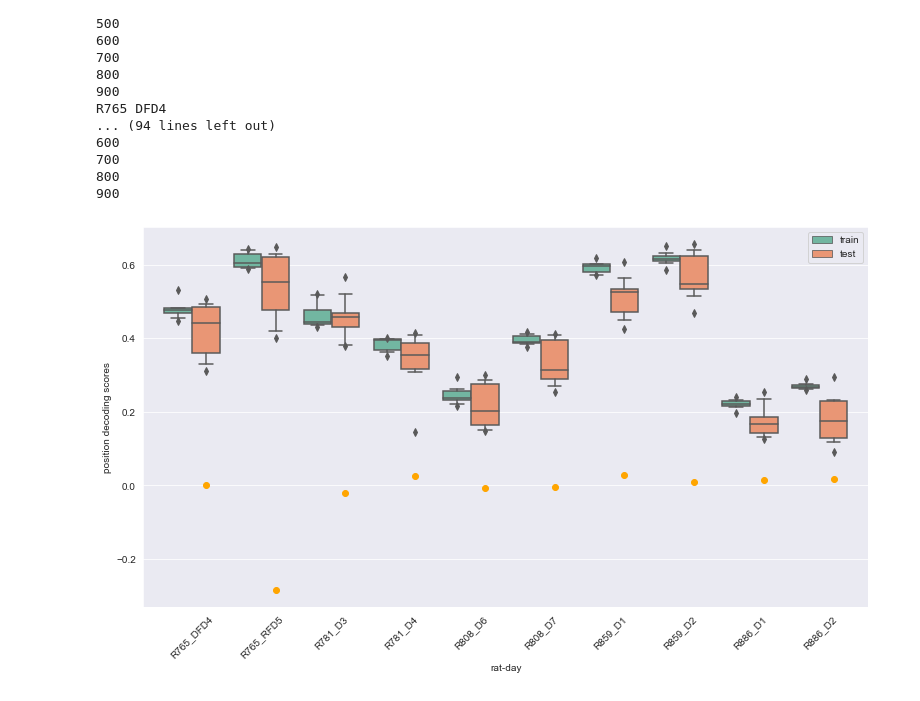
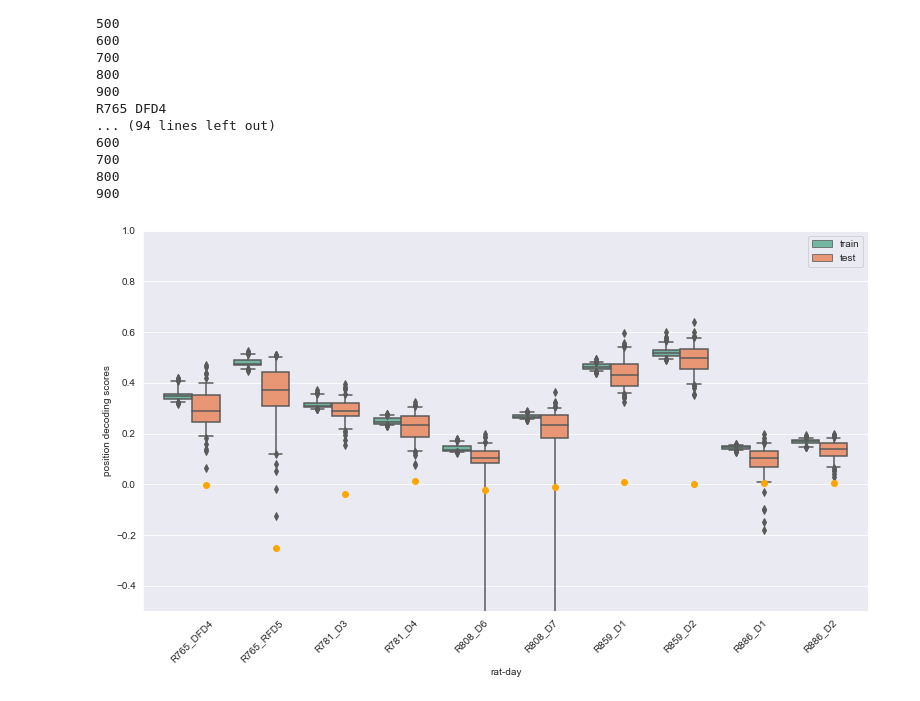
Before and after one commit to whock3/ratterdam, a Jupyter notebook: maanasa/CODES/2022_05_26_all_decoding_performance.ipynb, the cells around one changed output. Drawn from its saved outputs; the diff is of its cells as text; code cells hidden in the pictures.

```diff
--- a/maanasa/CODES/2022_05_26_all_decoding_performance.ipynb
+++ b/maanasa/CODES/2022_05_26_all_decoding_performance.ipynb
@@ -78,6 +78,7 @@ alldat = pickle.load(file)
 
 ## performance of all cells with shuffle performance
 dt = 10000
+num_rep = 100
 store_dir = '../DATA/FILES/'
 all_num_repeat= []
 all_num = []
@@ -95,12 +96,12 @@ for rat in all_rats:
     all_days = list(alldat[rat].keys())
     for day in all_days:
         print(rat, day)
-        day_scores = np.zeros((10,2))
+        day_scores = np.zeros((num_rep,2))
         inst_fr = np.load(store_dir + rat + '_' + day + '_inst_fr.npy')
         x_order = np.load(store_dir + rat + '_' + day + '_x_within.npy')
         y_order = np.load(store_dir + rat + '_' + day + '_y_within.npy')
         ## actual data
-        for rep in range(0,10):
+        for rep in range(0,num_rep):
             all_rat_day.append(rat+ '_' + day)
 
             shuff_start = np.random.choice(len(inst_fr),1)[0]
@@ -142,35 +143,35 @@ R765 DFD4
 
 all_scores = np.array(all_scores)
 score_df = pd.DataFrame(all_scores[:,:,0].flatten(), columns = ['score'])
 score_df['rat-day'] = np.array(all_rat_day)
 score_df['train-test'] = ['train']*len(all_rat_day)
 
 score_df2= pd.DataFrame(all_scores[:,:,1].flatten(), columns = ['score'])
 score_df2['rat-day'] = np.array(all_rat_day)
 score_df2['train-test'] = ['test']*len(all_rat_day)
 
 score_df_all = pd.concat([score_df, score_df2])
 
 fig, ax = plt.subplots(figsize = (13,7))
 sb.set_style('darkgrid')
 sb.set_palette('Set2')
 sb.boxplot(x = score_df_all['rat-day'], y = score_df_all['score'], hue = score_df_all['train-test'], whis=[5, 95])
 ## box inter-quartile range
 ## whiskers whis=[2.5, 97.5]
 ## whiskers whis=[5, 95]
 ax.set_xticklabels(np.unique(all_rat_day),rotation = 45)
 ax.set_ylabel('position decoding scores')
 
 ## axis limited, because some outliers very extreme, smushes everything else
-##ax.set_ylim(-0.5, 1)
+ax.set_ylim(-0.5, 1)
 ##ax.plot(np.linspace(-0.2, 8.8, 10),np.array(train_test_95)[:,0],'o')
 
 
 ax.plot(np.linspace(0.2, 9.2, 10),np.array(train_test_95)[:,1],'o', color = 'orange')
 ax.legend()
 plt.show()
 # %% [output]
-[figure, old version]
+[figure, new version]
 # %%
 ## Statistics
 ## Binomial test
```
Also changed, not shown: parts of 1 cell of this notebook, 2 other files.
